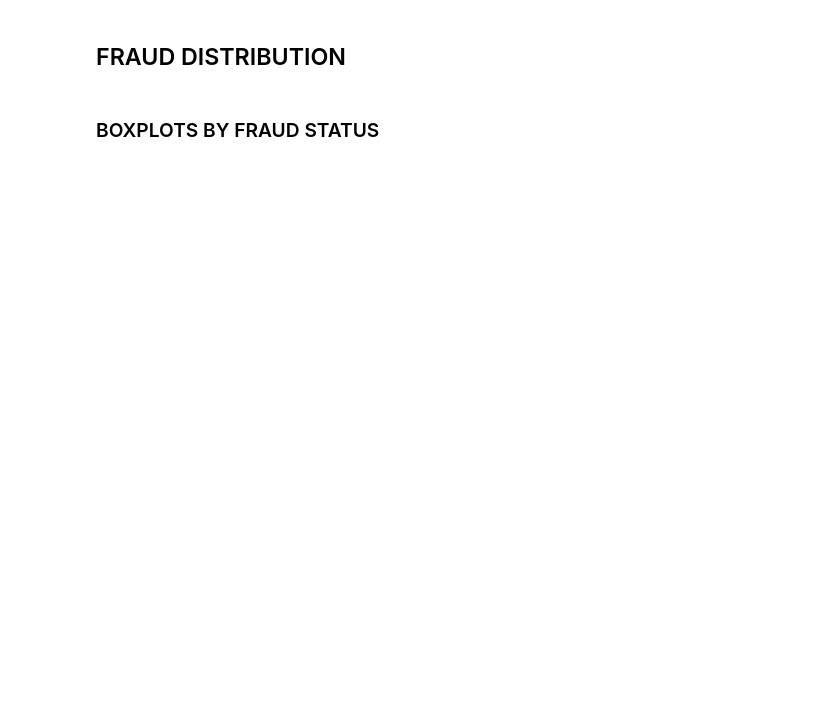
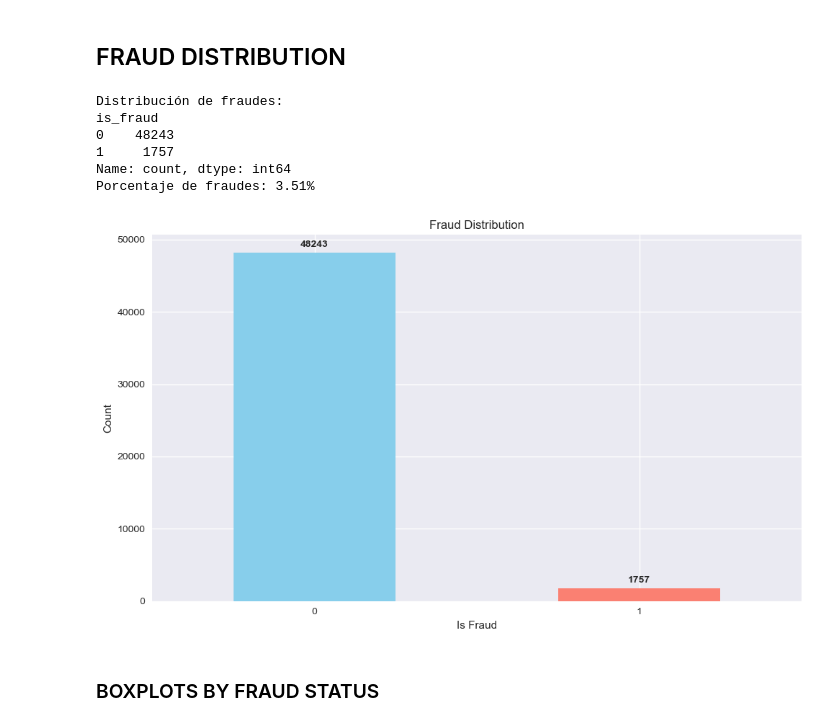
Before and after one commit to AgustinSilvio/Fraud_Detection, a Jupyter notebook: notebooks/01-EDA.ipynb, the cells around one changed output. Saved outputs shown, nothing was run; the diff lists cells and outputs as text; code cells hidden in the pictures; blank space fills up the shorter version.

```diff
--- a/notebooks/01-EDA.ipynb
+++ b/notebooks/01-EDA.ipynb
@@ -185,23 +275,31 @@ plt.show()
 # %%
 # Ver distribución de la variable objetivo
 print("Distribución de fraudes:")
 print(df['is_fraud'].value_counts())
 print(f"Porcentaje de fraudes: {df['is_fraud'].mean()*100:.2f}%")
 
 #. FRAUD DISTRIBUTION
 plt.figure(figsize=(10, 6))
 ax = data['is_fraud'].value_counts().plot(kind='bar', color=['skyblue', 'salmon'])
-plt.title('Fraud Distribution (Class Imbalance Check)')
+plt.title('Fraud Distribution')
 plt.xlabel('Is Fraud')
 plt.ylabel('Count')
 plt.xticks(rotation=0)
 # Annotate each bar with its value
 for i, v in enumerate(data['is_fraud'].value_counts()):
     ax.text(i, v + max(data['is_fraud'].value_counts()) * 0.01, str(v), ha='center', va='bottom', fontweight='bold')
 plt.tight_layout()
 plt.savefig(figures_path / 'fraud_distribution.png', dpi=300, bbox_inches='tight')
 plt.savefig(figures_path / 'fraud_distribution.pdf', bbox_inches='tight')
 plt.show()
+# %% [output]
+Distribución de fraudes:
+is_fraud
+0    48243
+1     1757
+Name: count, dtype: int64
+Porcentaje de fraudes: 3.51%
+[figure, added]
 # %% [markdown]
 ### BOXPLOTS BY FRAUD STATUS
 # %%
```
Also changed, not shown: parts of 33 cells of this notebook, 14 other files.
